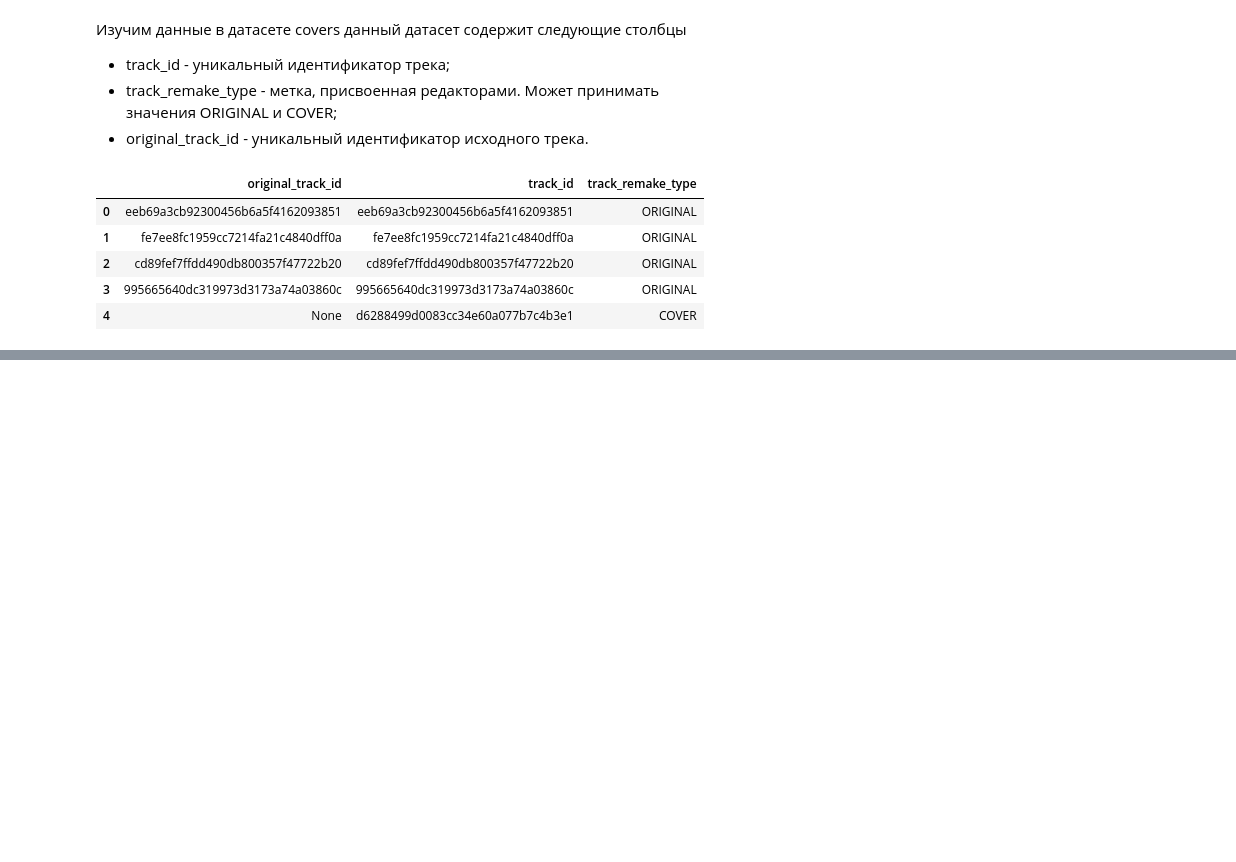
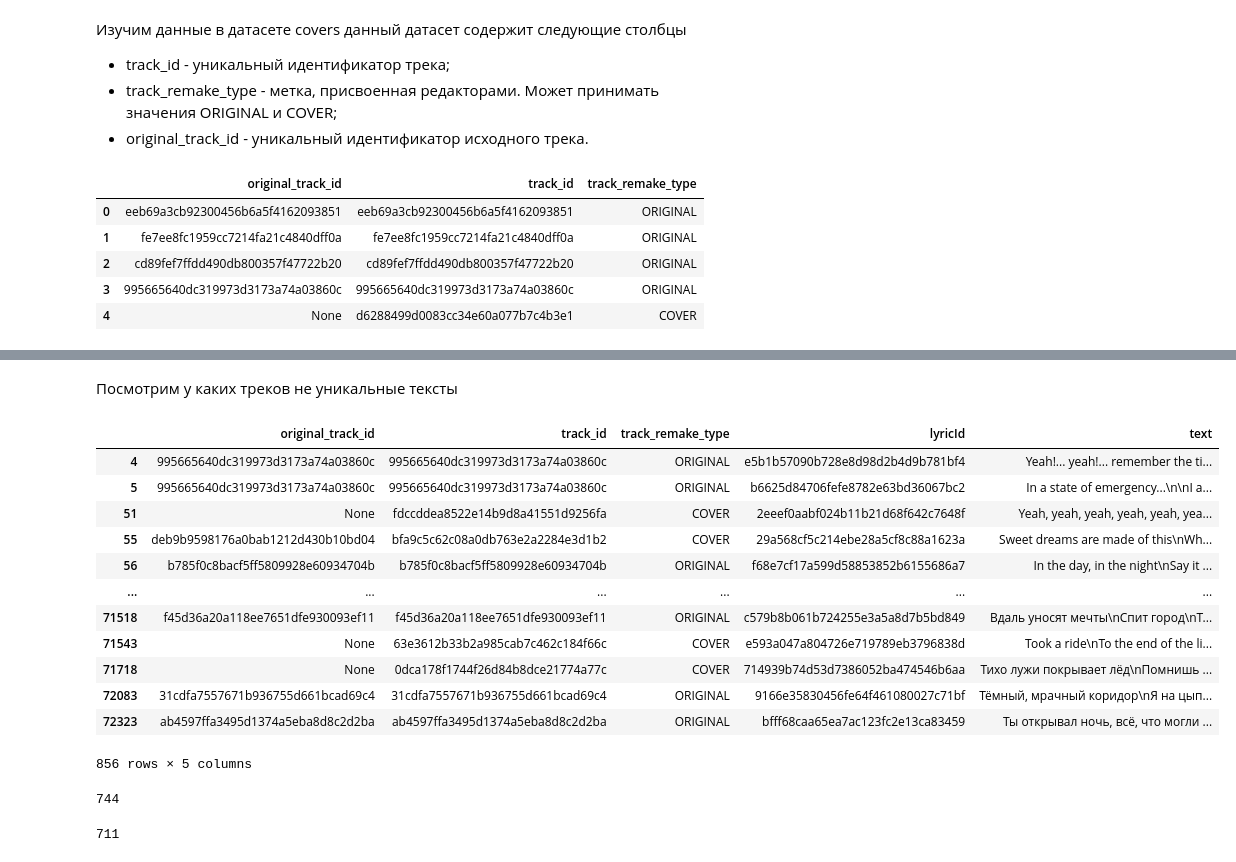
Before and after one commit to Musical-Detectives-Team/hakaton_yandex_music, a Jupyter notebook: EDA.ipynb, the cells around one changed output, grey strips where cells are left out. Saved outputs shown, nothing was run; the diff lists cells and outputs as text; code cells hidden in the pictures; blank space fills up the shorter version.

```diff
--- a/EDA.ipynb
+++ b/EDA.ipynb
@@ -28,0 +161,4 @@ df_covers.head()
+# %%
+df = df_lyrics["lyricId"].value_counts().reset_index()
+df = df[df['count'] != 1]
+ununic_lirics = list(df['lyricId'].values)
@@ -28,0 +167,2 @@ df_covers.head()
+# %%
+df_covers_lyrics = df_covers.merge(df_lyrics, on = 'track_id', how='left')
@@ -28,0 +173,27 @@ df_covers.head()
+# %% [markdown]
+Посмотрим у каких треков не уникальные тексты
+# %%
+df_ununic = df_covers_lyrics[df_covers_lyrics['lyricId'].isin(ununic_lirics)]
+df_ununic
+# %% [output]
+|  | original_track_id | track_id | track_remake_type | lyricId | text |
+| 4 | 995665640dc319973d3173a74a03860c | 995665640dc319973d3173a74a03860c | ORIGINAL | e5b1b57090b728e8d98d2b4d9b781bf4 | Yeah!... yeah!... remember the ti... |
+| 5 | 995665640dc319973d3173a74a03860c | 995665640dc319973d3173a74a03860c | ORIGINAL | b6625d84706fefe8782e63bd36067bc2 | In a state of emergency...\n\nI a... |
+| 51 | None | fdccddea8522e14b9d8a41551d9256fa | COVER | 2eeef0aabf024b11b21d68f642c7648f | Yeah, yeah, yeah, yeah, yeah, yea... |
+| 55 | deb9b9598176a0bab1212d430b10bd04 | bfa9c5c62c08a0db763e2a2284e3d1b2 | COVER | 29a568cf5c214ebe28a5cf8c88a1623a | Sweet dreams are made of this\nWh... |
+| 56 | b785f0c8bacf5ff5809928e60934704b | b785f0c8bacf5ff5809928e60934704b | ORIGINAL | f68e7cf17a599d58853852b6155686a7 | In the day, in the night\nSay it ... |
+| ... | ... | ... | ... | ... | ... |
+| 71518 | f45d36a20a118ee7651dfe930093ef11 | f45d36a20a118ee7651dfe930093ef11 | ORIGINAL | c579b8b061b724255e3a5a8d7b5bd849 | Вдаль уносят мечты\nСпит город\nТ... |
+| 71543 | None | 63e3612b33b2a985cab7c462c184f66c | COVER | e593a047a804726e719789eb3796838d | Took a ride\nTo the end of the li... |
+| 71718 | None | 0dca178f1744f26d84b8dce21774a77c | COVER | 714939b74d53d7386052ba474546b6aa | Тихо лужи покрывает лёд\nПомнишь ... |
+| 72083 | 31cdfa7557671b936755d661bcad69c4 | 31cdfa7557671b936755d661bcad69c4 | ORIGINAL | 9166e35830456fe64f461080027c71bf | Тёмный, мрачный коридор\nЯ на цып... |
+| 72323 | ab4597ffa3495d1374a5eba8d8c2d2ba | ab4597ffa3495d1374a5eba8d8c2d2ba | ORIGINAL | bfff68caa65ea7ac123fc2e13ca83459 | Ты открывал ночь, всё, что могли ... |
+856 rows × 5 columns
+# %%
+(df_ununic['track_remake_type'] == 'COVER').sum()
+# %% [output]
+744
+# %%
+len(df_ununic['track_id'].unique())
+# %% [output]
+711
```
Also changed, not shown: parts of 31 cells of this notebook.
